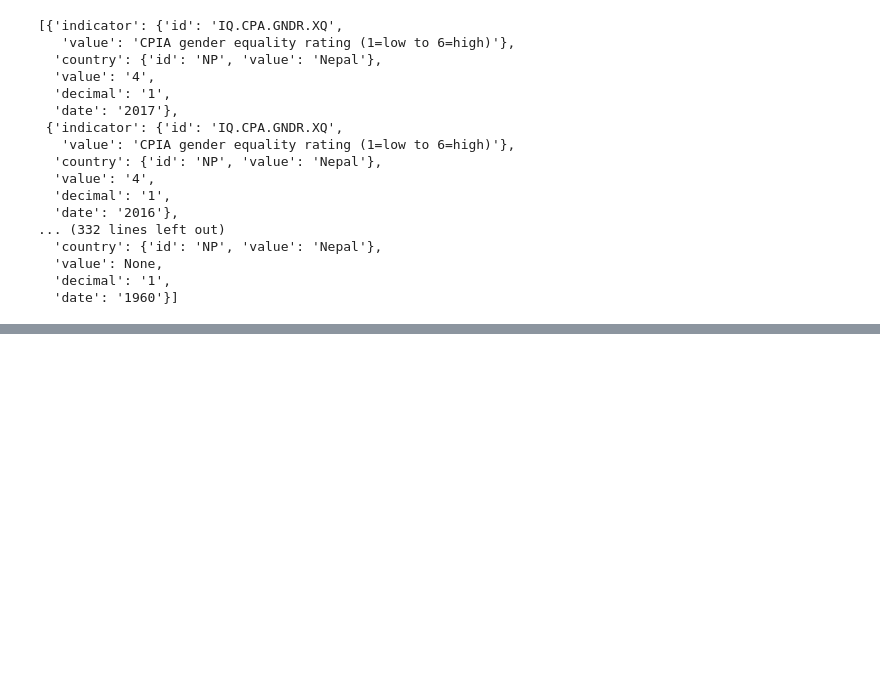
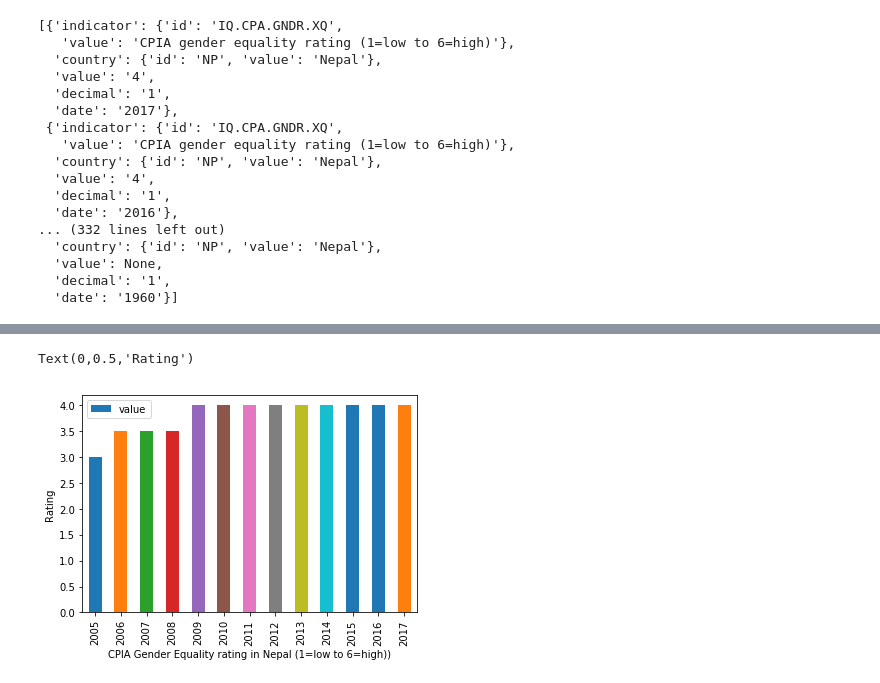
Before and after one commit to omar-d/EPA-WB-Equity, a Jupyter notebook: wbdata_tutorial.ipynb, the cells around one changed output, grey strips where cells are left out. Saved outputs shown, nothing was run; the diff lists cells and outputs as text; code cells hidden in the pictures; blank space fills up the shorter version.

```diff
--- a/wbdata_tutorial.ipynb
+++ b/wbdata_tutorial.ipynb
@@ -122,0 +172,4 @@ wbdata.get_data("IQ.CPA.GNDR.XQ", country="NPL")
+# %%
+#Clean the column value of 'country' by using str.slice
+CPIA_NPL['country'] = CPIA_NPL.country.astype(str).str.slice(23,-2)
+CPIA_NPL
@@ -122,0 +194,4 @@ wbdata.get_data("IQ.CPA.GNDR.XQ", country="NPL")
+# %%
+#Clean the column value of 'indicator' by using str.slice
+CPIA_NPL['indicator'] = CPIA_NPL.indicator.astype(str).str.slice(35,-2)
+CPIA_NPL
@@ -122,0 +216,4 @@ wbdata.get_data("IQ.CPA.GNDR.XQ", country="NPL")
+# %%
+# Making the column values of type 'float' and the values 'None' into NaN
+CPIA_NPL['value'] = CPIA_NPL.value.astype(float)
+CPIA_NPL
@@ -122,0 +238,6 @@ wbdata.get_data("IQ.CPA.GNDR.XQ", country="NPL")
+# %%
+# Creating new name 'CPIA_NPL_value' that:
+# Selects row 'value' based on bigger or equal to zero (thus NaN values are excluded)
+# Is sorted in ascended order on column 'date'
+CPIA_NPL_value = CPIA_NPL[ CPIA_NPL.value >= 0].sort_values(by='date', ascending=True )
+CPIA_NPL_value
@@ -122,0 +259,8 @@ wbdata.get_data("IQ.CPA.GNDR.XQ", country="NPL")
+# %%
+# Plotting simple bar plot
+CPIA_NPL_value.plot.bar(x='date',y='value')
+plt.xlabel("CPIA Gender Equality rating in Nepal (1=low to 6=high))")
+plt.ylabel("Rating")
+# %% [output]
+Text(0,0.5,'Rating')
+[figure, added]
```
Also changed, not shown: parts of 7 cells of this notebook.
